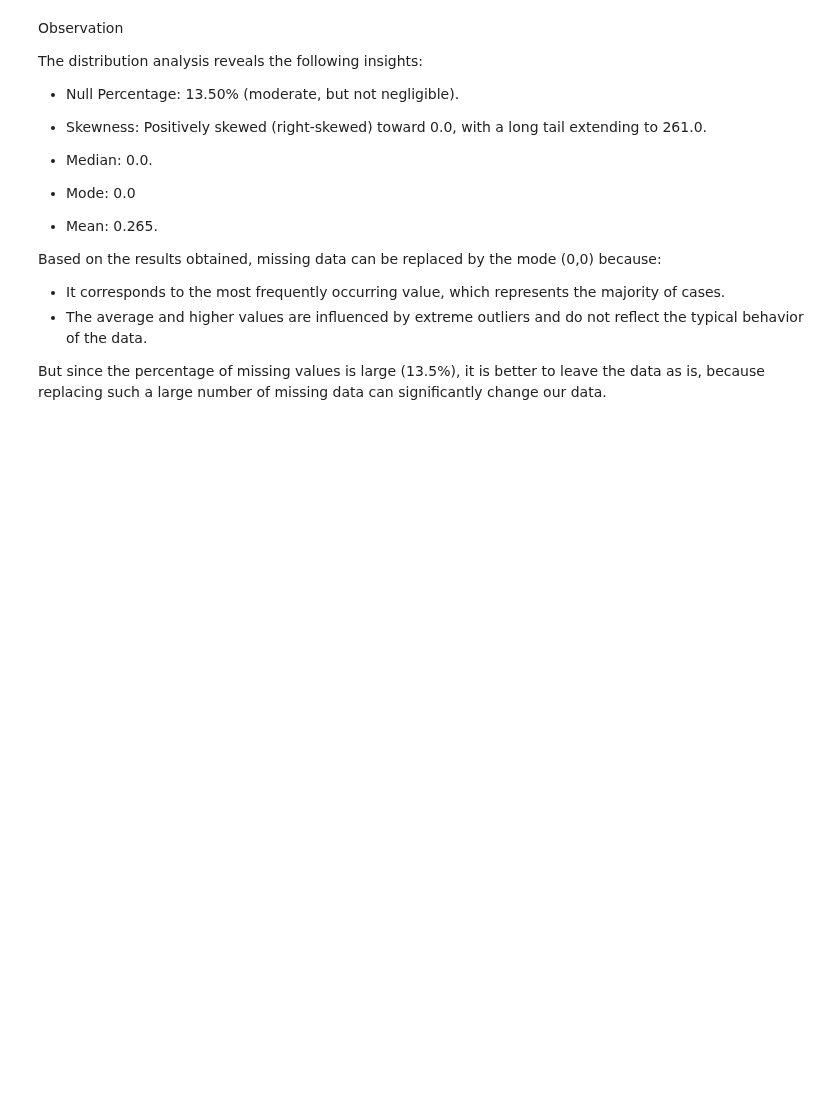
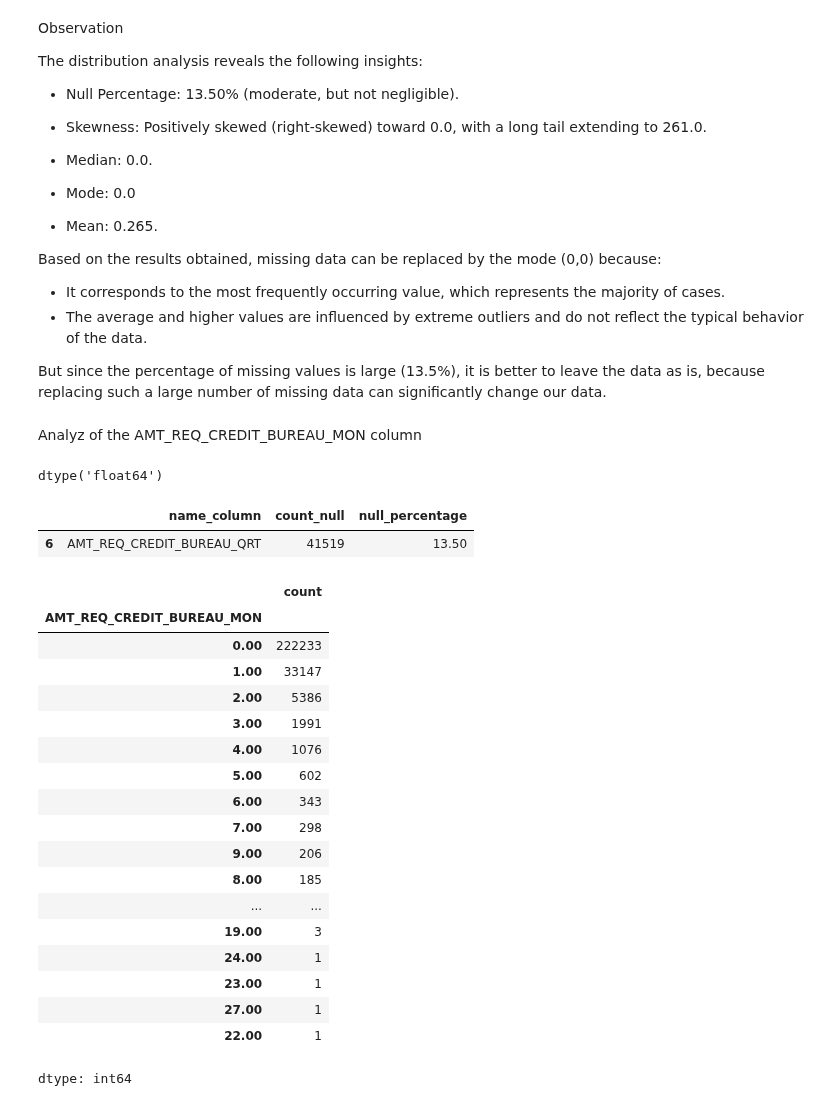
Before and after one commit to KharchenkoAnastasia/credit-default-risk-analysis, a Jupyter notebook: Home_Credit_Default_Risk.ipynb, the cells around one changed output. Saved outputs shown, nothing was run; the diff lists cells and outputs as text; code cells hidden in the pictures; blank space fills up the shorter version.

```diff
--- a/Home_Credit_Default_Risk.ipynb
+++ b/Home_Credit_Default_Risk.ipynb
@@ -667,0 +668,33 @@
+# %% [markdown]
+Analyz of the AMT_REQ_CREDIT_BUREAU_MON column
+# %%
+df["AMT_REQ_CREDIT_BUREAU_MON"].dtype
+# %% [output]
+dtype('float64')
+# %%
+null_df_under40.loc[null_df_under40["name_column"]=='AMT_REQ_CREDIT_BUREAU_QRT']
+# %% [output]
+|  | name_column | count_null | null_percentage |
+| 6 | AMT_REQ_CREDIT_BUREAU_QRT | 41519 | 13.50 |
+# %%
+df["AMT_REQ_CREDIT_BUREAU_MON"].value_counts()
+# %% [output]
+|  | count |
+| AMT_REQ_CREDIT_BUREAU_MON |  |
+| 0.00 | 222233 |
+| 1.00 | 33147 |
+| 2.00 | 5386 |
+| 3.00 | 1991 |
+| 4.00 | 1076 |
+| 5.00 | 602 |
+| 6.00 | 343 |
+| 7.00 | 298 |
+| 9.00 | 206 |
+| 8.00 | 185 |
+| ... | ... |
+| 19.00 | 3 |
+| 24.00 | 1 |
+| 23.00 | 1 |
+| 27.00 | 1 |
+| 22.00 | 1 |
+dtype: int64
```
Also changed, not shown: parts of 6 cells of this notebook.
